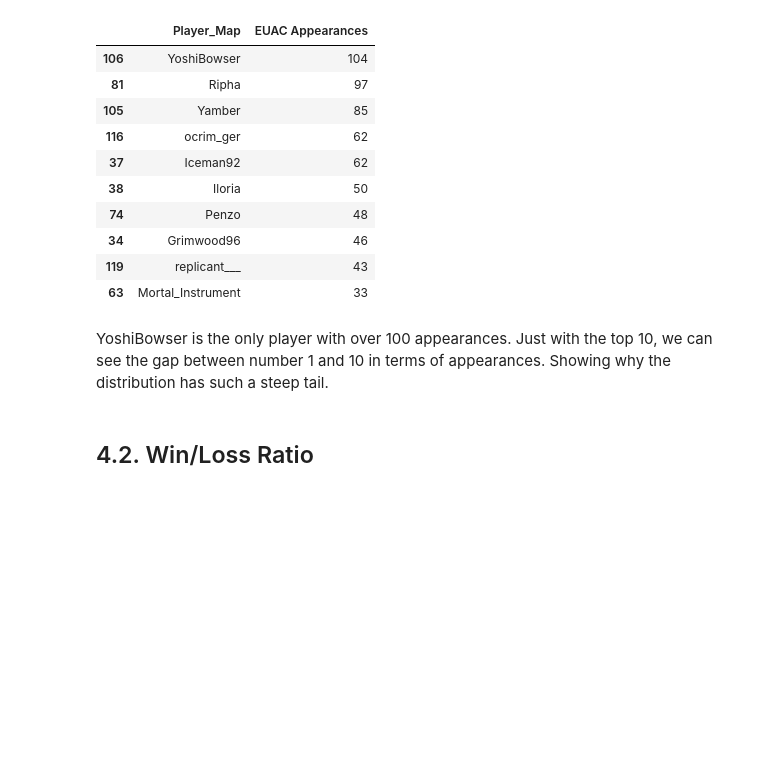
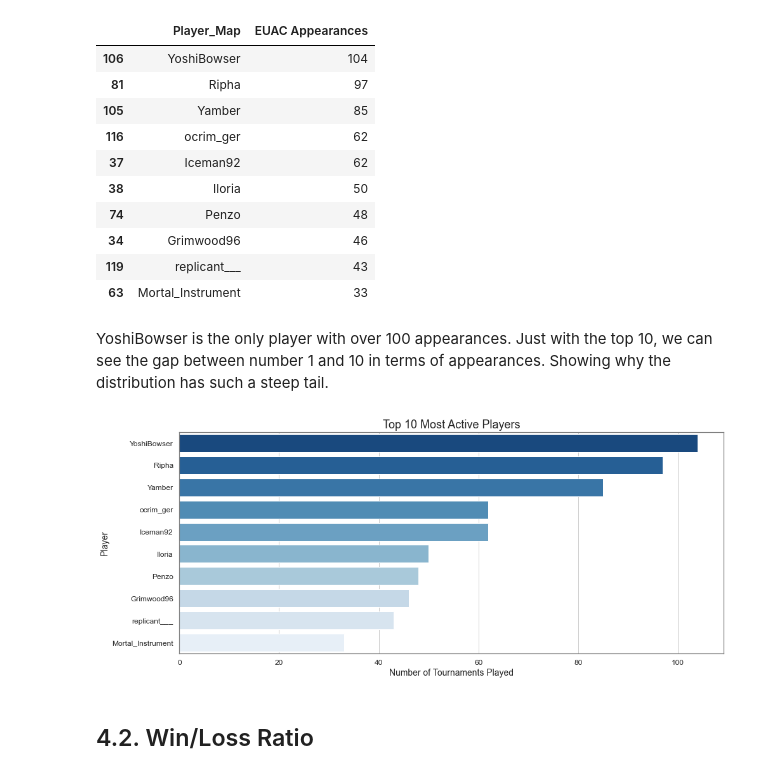
Before and after one commit to DarrenCCT/Tournament-Analysis, a Jupyter notebook: EUAC - Analysis.ipynb, the cells around one changed output. Cells and saved outputs as stored; diff of their text form; code cells hidden in the pictures; blank space fills up the shorter version.

Commit message:
Add files via upload
Added bar chart for most active players.

```diff
--- a/EUAC - Analysis.ipynb
+++ b/EUAC - Analysis.ipynb
@@ -244,6 +244,19 @@ statsdf.sort_values(by="EUAC Appearances", ascending=False).head(10)
 | 63 | Mortal_Instrument | 33 |
 # %% [markdown]
 YoshiBowser is the only player with over 100 appearances. Just with the top 10, we can see the gap between number 1 and 10 in terms of appearances. Showing why the distribution has such a steep tail.
+# %%
+# Count tournaments per player
+tourneyCounts = statsdf.sort_values(by="EUAC Appearances", ascending=False).head(10)
+
+plt.figure(figsize=(14, 6))
+sns.barplot(x=tourneyCounts["EUAC Appearances"], y=tourneyCounts["Player_Map"], palette="Blues_r")
+plt.xlabel("Number of Tournaments Played")
+plt.ylabel("Player")
+plt.title("Top 10 Most Active Players")
+plt.tight_layout()
+plt.show()
+# %% [output]
+[figure, added]
 # %%
 ## 4.1.2 Appearance Streaks?
 # %% [markdown]
```
Also changed, not shown: parts of 13 cells of this notebook.
